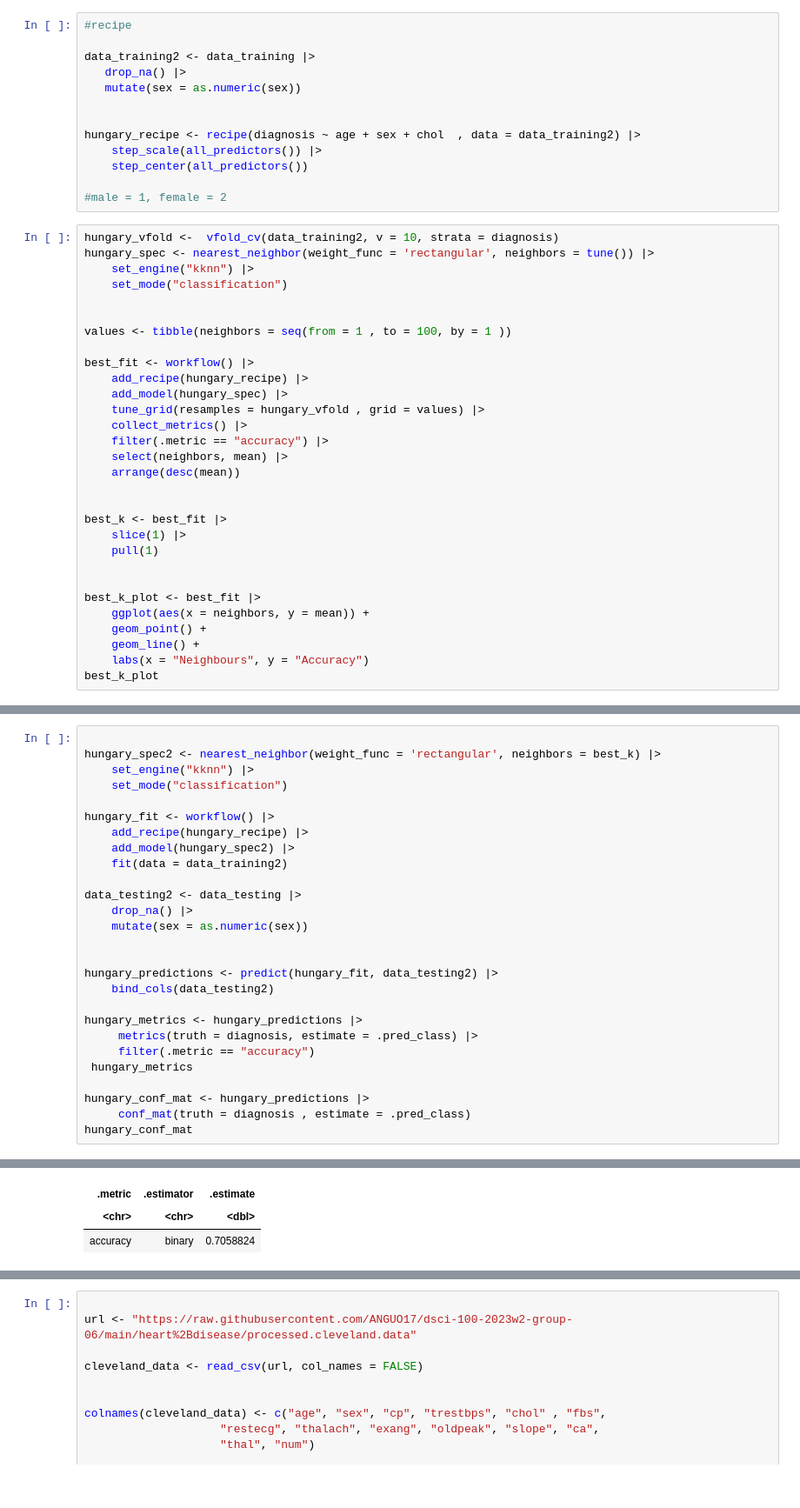
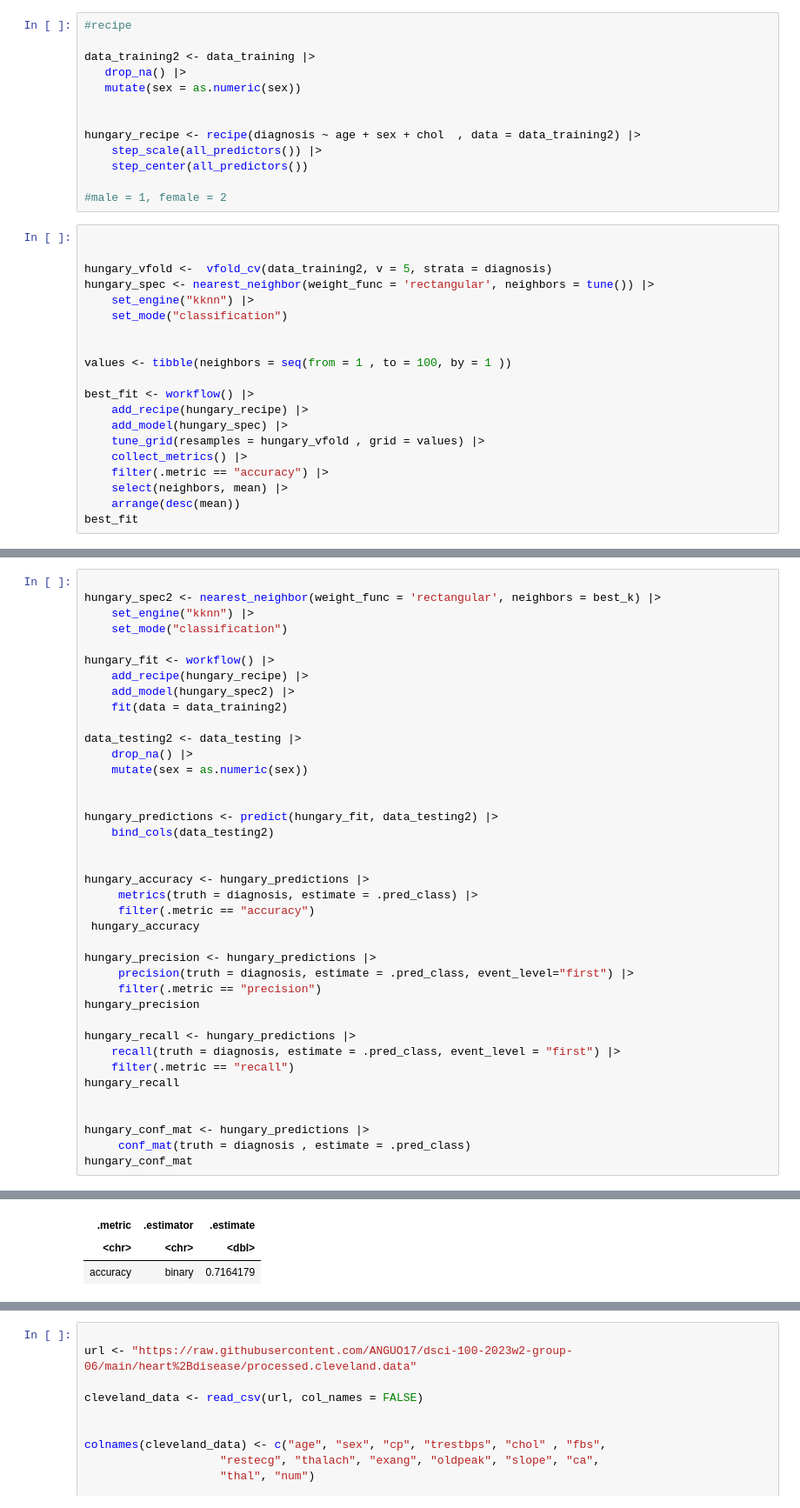
Before and after one commit to ANGUO17/dsci-100-2023w2-group-06, a Jupyter notebook: Group Project Report.ipynb, the cells around one changed output, grey strips where cells are left out. Shown at 87% size. Saved outputs shown, nothing was run; the diff lists cells and outputs as text.

Commit message:
added recall and precision
check title

```diff
--- a/Group Project Report.ipynb
+++ b/Group Project Report.ipynb
@@ -135,7 +136,9 @@ hungary_recipe <- recipe(diagnosis ~ age + sex + chol  , data = data_training2)
 
 #male = 1, female = 2
 # %%
-hungary_vfold <-  vfold_cv(data_training2, v = 10, strata = diagnosis)
+
+
+hungary_vfold <-  vfold_cv(data_training2, v = 5, strata = diagnosis)
 hungary_spec <- nearest_neighbor(weight_func = 'rectangular', neighbors = tune()) |>
     set_engine("kknn") |>
     set_mode("classification")
@@ -151,17 +154,5 @@ best_fit <- workflow() |>
     filter(.metric == "accuracy") |>
     select(neighbors, mean) |>
     arrange(desc(mean))
-
-
-best_k <- best_fit |>
-    slice(1) |>
-    pull(1)
-
-
-best_k_plot <- best_fit |>
-    ggplot(aes(x = neighbors, y = mean)) +
-    geom_point() +
-    geom_line() +
-    labs(x = "Neighbours", y = "Accuracy")
-best_k_plot
+best_fit
 # %% [output]
@@ -169,32 +184,44 @@ best_k_plot
 # %%
 
 hungary_spec2 <- nearest_neighbor(weight_func = 'rectangular', neighbors = best_k) |>
     set_engine("kknn") |>
     set_mode("classification")
 
 hungary_fit <- workflow() |>
     add_recipe(hungary_recipe) |>
     add_model(hungary_spec2) |>
     fit(data = data_training2)
 
 data_testing2 <- data_testing |>
     drop_na() |>
     mutate(sex = as.numeric(sex))
 
 
 hungary_predictions <- predict(hungary_fit, data_testing2) |>
     bind_cols(data_testing2)
 
-hungary_metrics <- hungary_predictions |>
+
+hungary_accuracy <- hungary_predictions |>
      metrics(truth = diagnosis, estimate = .pred_class) |>
      filter(.metric == "accuracy")
- hungary_metrics
+ hungary_accuracy
+
+hungary_precision <- hungary_predictions |>
+     precision(truth = diagnosis, estimate = .pred_class, event_level="first") |>
+     filter(.metric == "precision")
+hungary_precision
+
+hungary_recall <- hungary_predictions |>
+    recall(truth = diagnosis, estimate = .pred_class, event_level = "first") |>
+    filter(.metric == "recall")
+hungary_recall
+
 
 hungary_conf_mat <- hungary_predictions |>
      conf_mat(truth = diagnosis , estimate = .pred_class)
 hungary_conf_mat
 # %% [output]
 A tibble: 1 × 3
 | .metric | .estimator | .estimate |
 | <chr> | <chr> | <dbl> |
-| accuracy | binary | 0.7058824 |
+| accuracy | binary | 0.7164179 |
```
Also changed, not shown: parts of 6 cells of this notebook.
